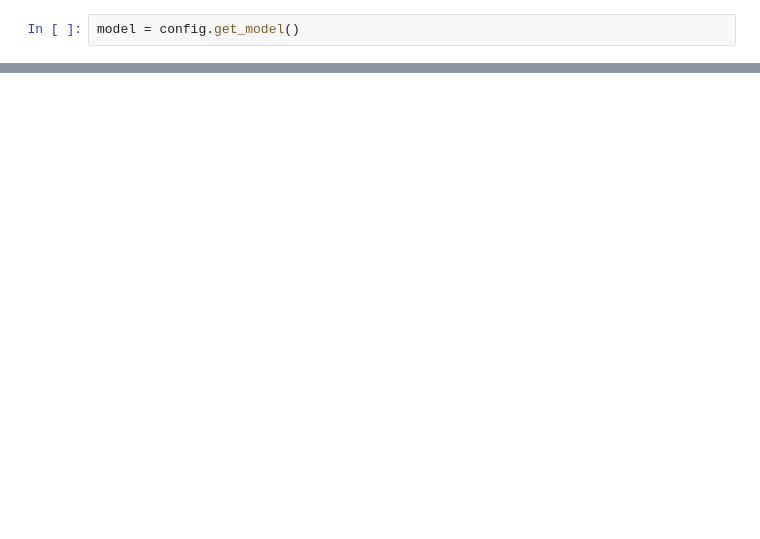
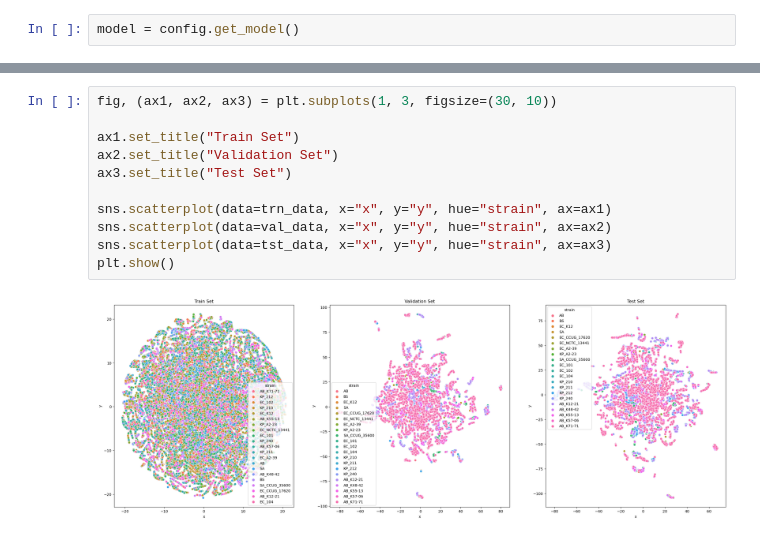
Before and after one commit to yasithdev/qpm-amrb-new, a Jupyter notebook: eval_qpm_species_resnet50_vicreg_M128.ipynb, the cells around one changed output, grey strips where cells are left out. Cells and saved outputs as stored; diff of their text form; blank space fills up the shorter version.

```diff
--- a/eval_qpm_species_resnet50_vicreg_M128.ipynb
+++ b/eval_qpm_species_resnet50_vicreg_M128.ipynb
@@ -116 +174,14 @@ sns.scatterplot(data=data, x="x", y="y", hue="strain")
+# %%
+fig, (ax1, ax2, ax3) = plt.subplots(1, 3, figsize=(30, 10))
+
+ax1.set_title("Train Set")
+ax2.set_title("Validation Set")
+ax3.set_title("Test Set")
+
+sns.scatterplot(data=trn_data, x="x", y="y", hue="strain", ax=ax1)
+sns.scatterplot(data=val_data, x="x", y="y", hue="strain", ax=ax2)
+sns.scatterplot(data=tst_data, x="x", y="y", hue="strain", ax=ax3)
+plt.show()
+# %% [output]
+[figure, added]
 # %%
```
Also changed, not shown: parts of 18 cells of this notebook, 16 other files.
